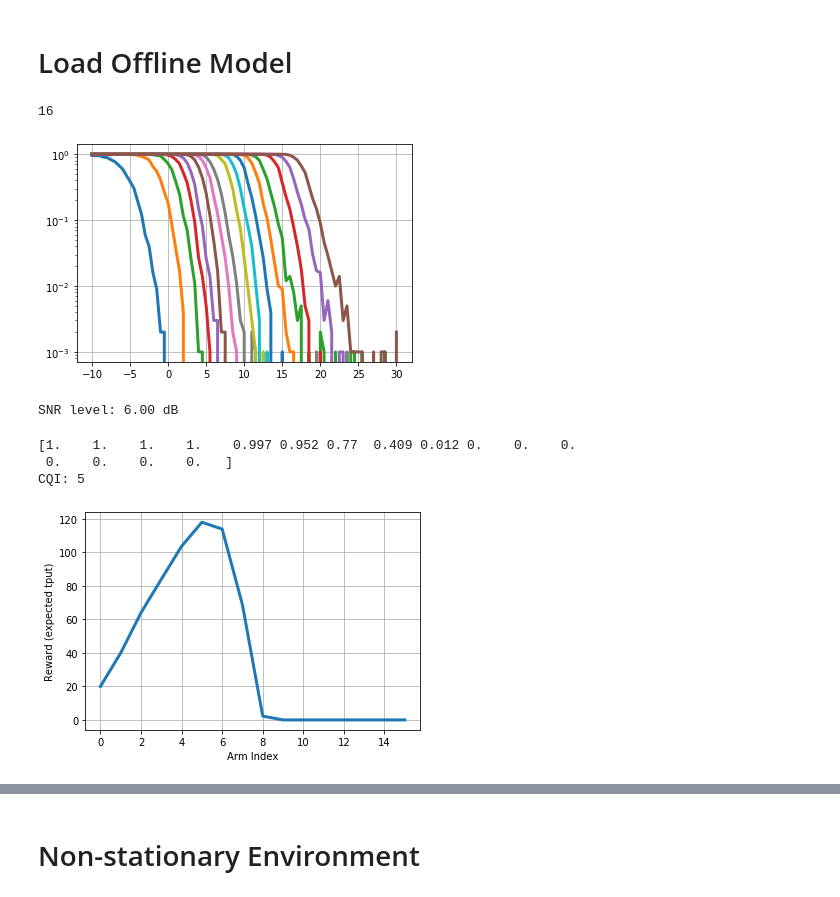
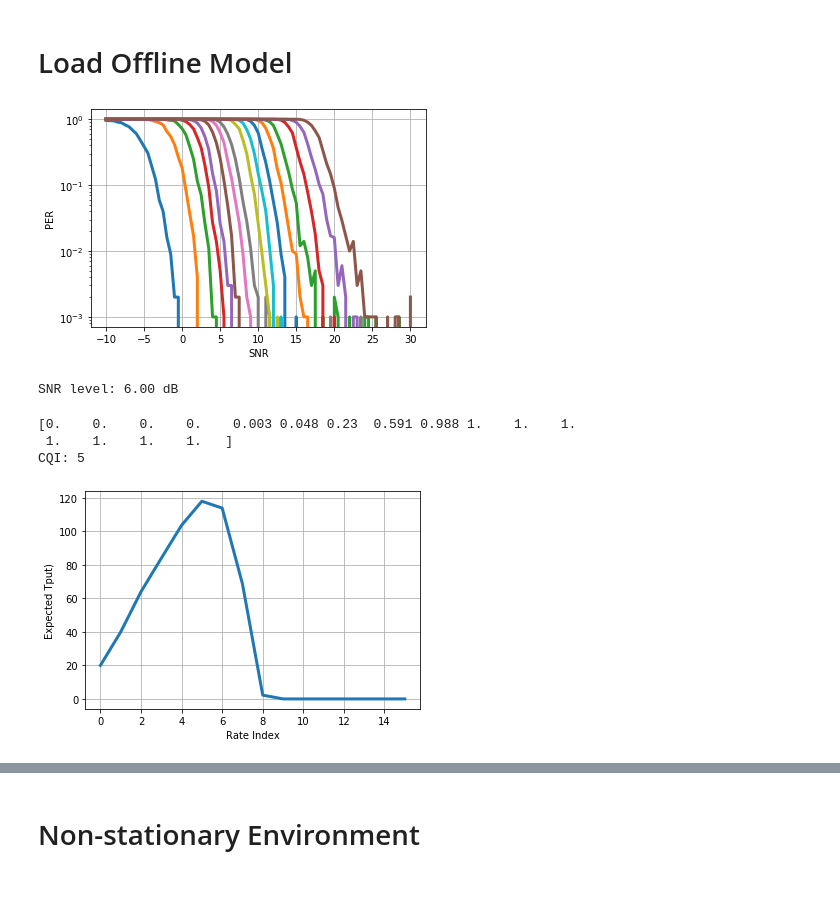
Before and after one commit to vidits-kth/bayesla-link-adaptation, a Jupyter notebook: Con_TS_OLLA.ipynb, the cells around one changed output, grey strips where cells are left out. Drawn from its saved outputs; the diff is of its cells as text; code cells hidden in the pictures.

```diff
--- a/Con_TS_OLLA.ipynb
+++ b/Con_TS_OLLA.ipynb
@@ -38,27 +38,26 @@ Number of active Ray nodes: 1
 # %%
 awgn_datafile = 'AWGN_CUSTOM_CONFIG_DATAFILE.npy'
 awgn_data = np.load( awgn_datafile, encoding='latin1', allow_pickle=True )[ ( ) ]
 
-snr_vs_bler = np.array(awgn_data['snr_vs_bler'])
+snr_vs_per = np.array(awgn_data['snr_vs_bler'])
 snr_range_dB = np.array(awgn_data['snr_range_dB'])
 
-ignore_mcs = [0, 9, 15, 19, 20, 21]
+ignore_rate_indices = [0, 9, 15, 19, 20, 21]
 
-snr_vs_bler = np.delete(snr_vs_bler, ignore_mcs, 1)
+snr_vs_per = np.delete(snr_vs_per, ignore_rate_indices, 1)
 
-nrof_snr, nrof_mcs = snr_vs_bler.shape
-
-print(nrof_mcs)
+nrof_snr, nrof_rates = snr_vs_per.shape
 
 plt.figure()
 plt.grid(True)
-for i in range(nrof_mcs):
-    plt.semilogy(snr_range_dB, snr_vs_bler[:, i])
+for i in range(nrof_rates):
+    plt.semilogy(snr_range_dB, snr_vs_per[:, i])
+plt.xlabel( 'SNR' )
+plt.ylabel( 'PER')
 
 plt.show()
 # %% [output]
-16
-[figure, old version]
+[figure, new version]
 # %%
 snr_index = 32
 snr_level = snr_range_dB[snr_index]
@@ -74,25 +72,25 @@ target_success_prob = 0.85
 # %% [output]
 SNR level: 6.00 dB
 # %%
-print(success_prob)
+print( packet_error_ratios )
 
-cqi = max(np.argwhere(success_prob >= 0.9))[0]
+cqi = max(np.argwhere(packet_error_ratios <= 0.1))[0]
 print('CQI: %d'%(cqi))
 # %% [output]
-[1.    1.    1.    1.    0.997 0.952 0.77  0.409 0.012 0.    0.    0.
- 0.    0.    0.    0.   ]
+[0.    0.    0.    0.    0.003 0.048 0.23  0.591 0.988 1.    1.    1.
+ 1.    1.    1.    1.   ]
 CQI: 5
 # %%
-expected_reward = [suc_prob * rew for suc_prob, rew in zip(success_prob, reward_value)]
+expected_tputs = [ (1-per) * psize for per, psize in zip( packet_error_ratios, packet_sizes )]
 
 plt.figure()
 plt.grid(True)
-plt.plot(expected_reward)
+plt.plot(expected_tputs)
 
-plt.xlabel('Arm Index')
-plt.ylabel('Reward (expected tput)')
+plt.xlabel('Rate Index')
+plt.ylabel('Expected Tput)')
 plt.show()
 # %% [output]
-[figure, old version]
+[figure, new version]
 # %%
 @ray.remote # Comment out this line to run locally
```
Also changed, not shown: parts of 7 cells of this notebook, 1 other file.
